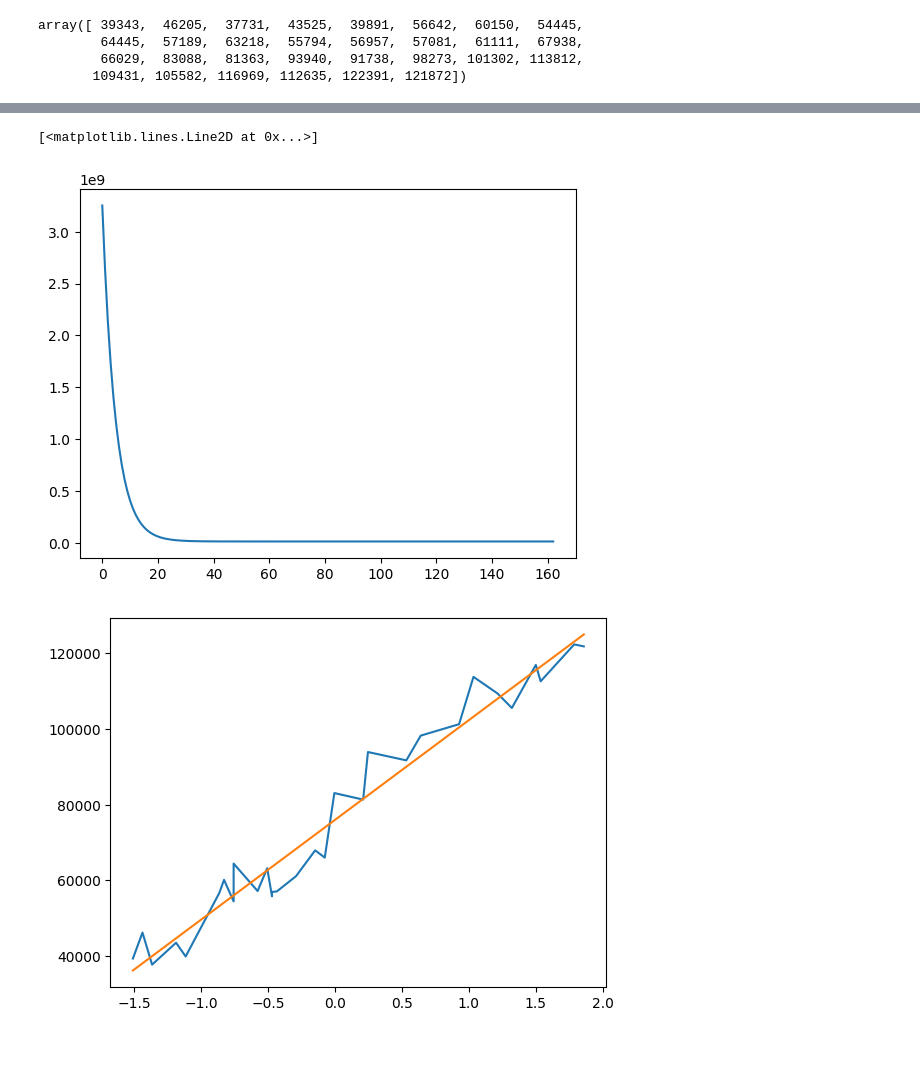
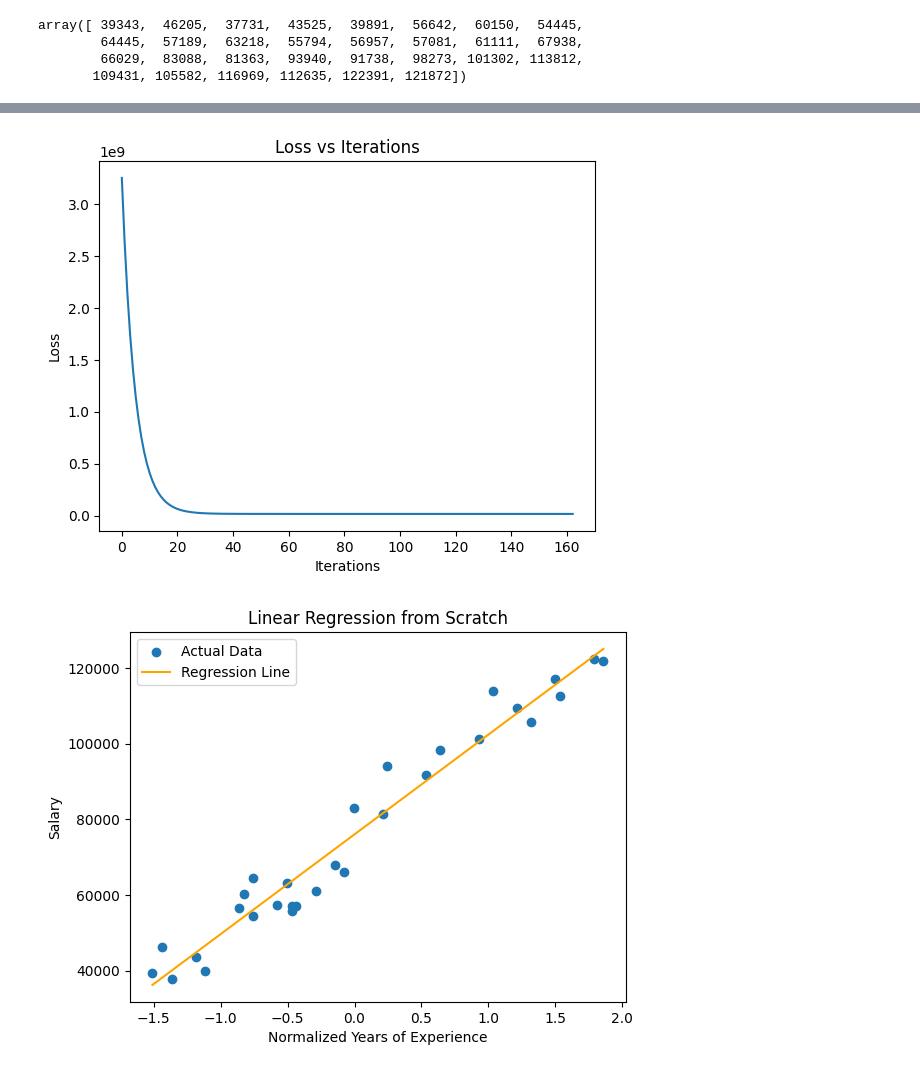
Before and after one commit to keshav-1166/linear-regression-from-scratch, a Jupyter notebook: Linear_Regression.ipynb, the cells around one changed output, grey strips where cells are left out. Saved outputs shown, nothing was run; the diff lists cells and outputs as text; code cells hidden in the pictures.

```diff
--- a/Linear_Regression.ipynb
+++ b/Linear_Regression.ipynb
@@ -64,32 +73,41 @@ class SimpleLR:
         self.threshold = threshold
         self.weight = random.uniform(-1,1)
         self.bias = random.uniform(-1,1)
+
     def predict(self,X):
         return self.weight*X + self.bias
+
     def fit(self, X, y):
         n = len(X)
         loss_history = []
         y_pred = self.predict(X)
-        errors = y-y_pred
+        errors = y - y_pred
         prev_loss = (1/(2*n))*np.sum(errors**2)
         loss_history.append(prev_loss)
         for i in range(self.max_iter):
             w_grad = (1/n)*np.sum(errors*X)
             b_grad = (1/n)*np.sum(errors)
-            self.weight += self.lr*w_grad
-            self.bias += self.lr*b_grad
+            self.weight = self.weight + self.lr*w_grad
+            self.bias = self.bias + self.lr*b_grad
             y_pred = self.predict(X)
-            errors = y-y_pred
+            errors = y - y_pred
             curr_loss = (1/(2*n))*np.sum(errors**2)
             if np.abs(curr_loss-prev_loss) < self.threshold:
                 break
             prev_loss = curr_loss
             loss_history.append(curr_loss)
         return loss_history
+
     def plot(self, X,y):
         y_pred = self.predict(X)
-        plt.plot(X,y)
-        plt.plot(X,y_pred)
+
+        plt.scatter(X, y, label="Actual Data")
+        plt.plot(X, y_pred, color="orange", label="Regression Line")
+        plt.xlabel("Normalized Years of Experience")
+        plt.ylabel("Salary")
+        plt.title("Linear Regression from Scratch")
+        plt.legend()
+        plt.show()
 # %%
 model = SimpleLR()
 # %%
@@ -117,9 +134,12 @@ loss_history
 # %%
 plt.plot(loss_history)
+plt.xlabel("Iterations")
+plt.ylabel("Loss")
+plt.title("Loss vs Iterations")
+plt.show()
 # %% [output]
-[<matplotlib.lines.Line2D at 0x...>]
-[figure, old version]
+[figure, new version]
 # %%
-model.plot(X_norm,y)
+model.plot(X_norm, y)
 # %% [output]
-[figure, old version]
+[figure, new version]
```
Also changed, not shown: parts of 6 cells of this notebook.
